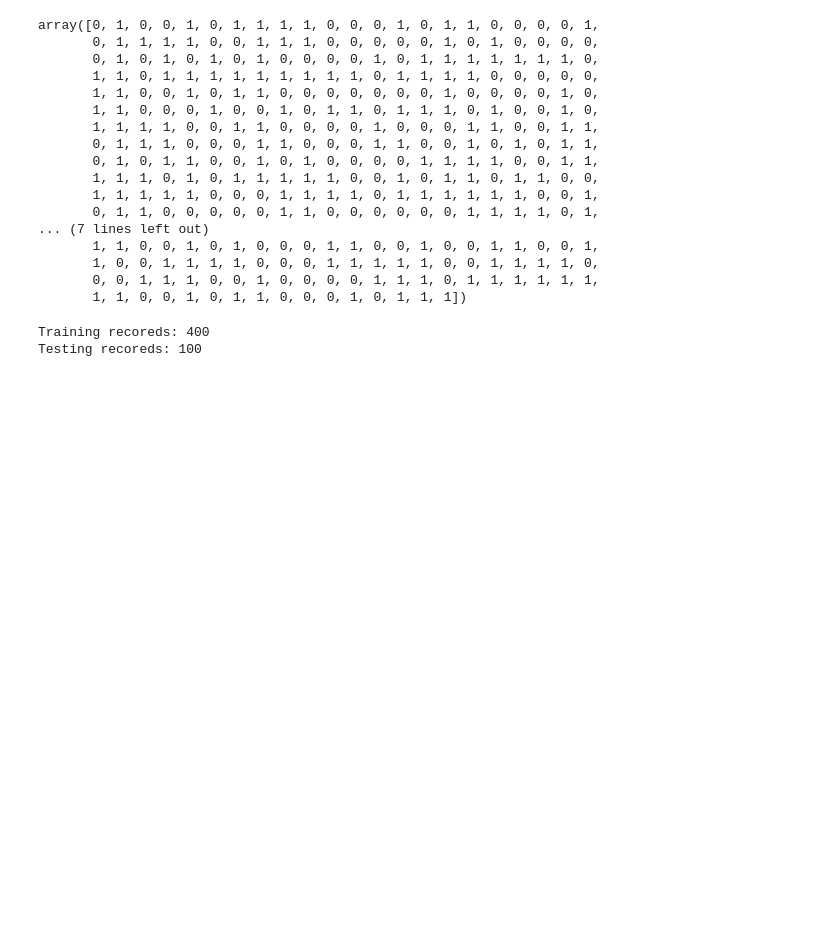
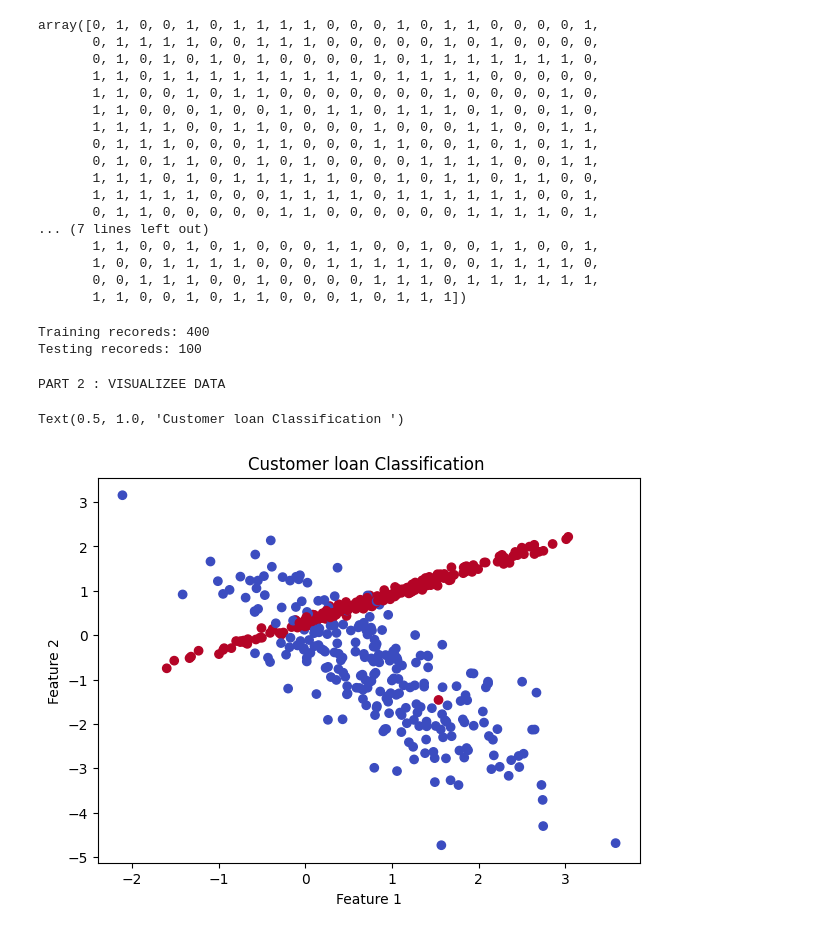
Before and after one commit to shivamkumar359/3rd-SEM-CLASS-CODES, a Jupyter notebook: ML/W6/WEEK_6_PRACTICAL_SESSION_BY_MITHUN_DJ.ipynb, the cells around one changed output. Saved outputs shown, nothing was run; the diff lists cells and outputs as text; code cells hidden in the pictures; blank space fills up the shorter version.

```diff
--- a/ML/W6/WEEK_6_PRACTICAL_SESSION_BY_MITHUN_DJ.ipynb
+++ b/ML/W6/WEEK_6_PRACTICAL_SESSION_BY_MITHUN_DJ.ipynb
@@ -83,3 +83,18 @@ print("Testing recoreds:", len(X_test))
 # %% [output]
 Training recoreds: 400
 Testing recoreds: 100
+# %%
+# PART 2 : VISUALIZEE DATA
+#-------------------------------------
+
+print("PART 2 : VISUALIZEE DATA")
+
+plt.figure(figsize=(7,5))
+plt.scatter(X[:,0], X[:,1],c=y, cmap="coolwarm")
+plt.xlabel("Feature 1")
+plt.ylabel("Feature 2")
+plt.title("Customer loan Classification ")
+# %% [output]
+PART 2 : VISUALIZEE DATA
+Text(0.5, 1.0, 'Customer loan Classification ')
+[figure, added]
```
Also changed, not shown: parts of 1 cell of this notebook.
